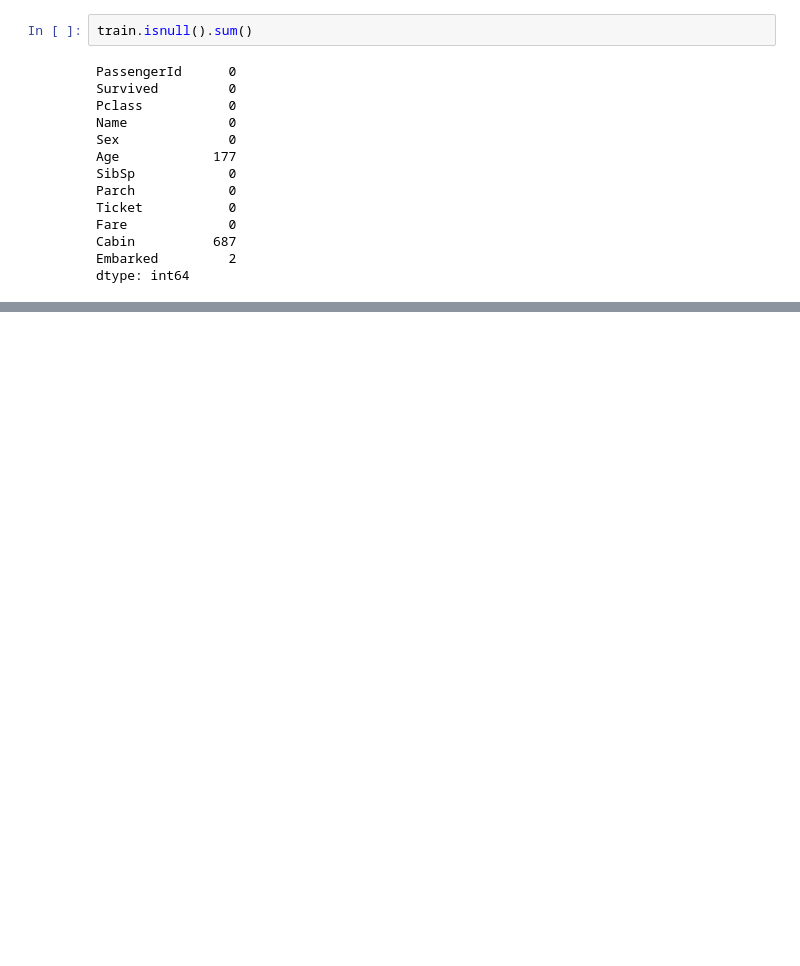
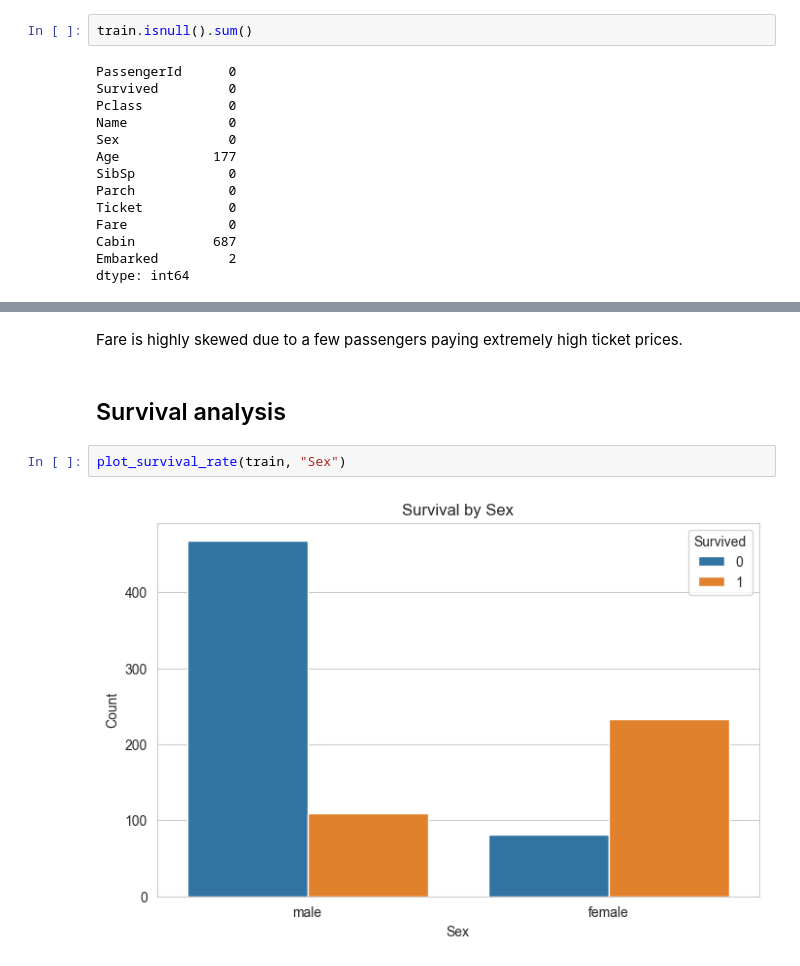
Before and after one commit to rodrigofl-dev/titanic-ml-project, a Jupyter notebook: notebooks/01_eda.ipynb, the cells around one changed output, grey strips where cells are left out. Saved outputs shown, nothing was run; the diff lists cells and outputs as text; blank space fills up the shorter version.

```diff
--- a/notebooks/01_eda.ipynb
+++ b/notebooks/01_eda.ipynb
@@ -563,0 +157,8 @@ Additionally, a binary feature (HasCabin) was created to indicate the presence o
+# %% [markdown]
+Fare is highly skewed due to a few passengers paying extremely high ticket prices.
+# %% [markdown]
+## Survival analysis
+# %%
+plot_survival_rate(train, "Sex")
+# %% [output]
+[figure, added]
```
Also changed, not shown: parts of 77 cells of this notebook, 8 other files.
